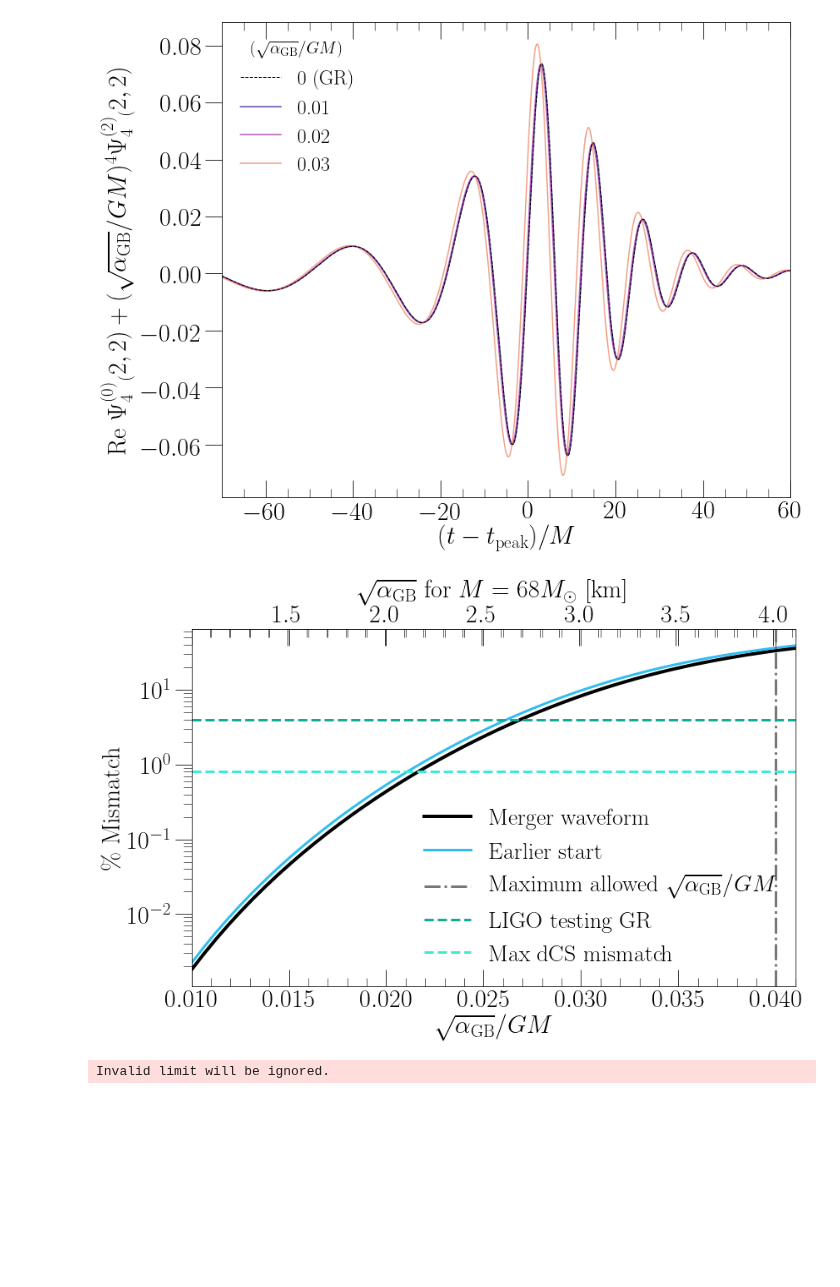
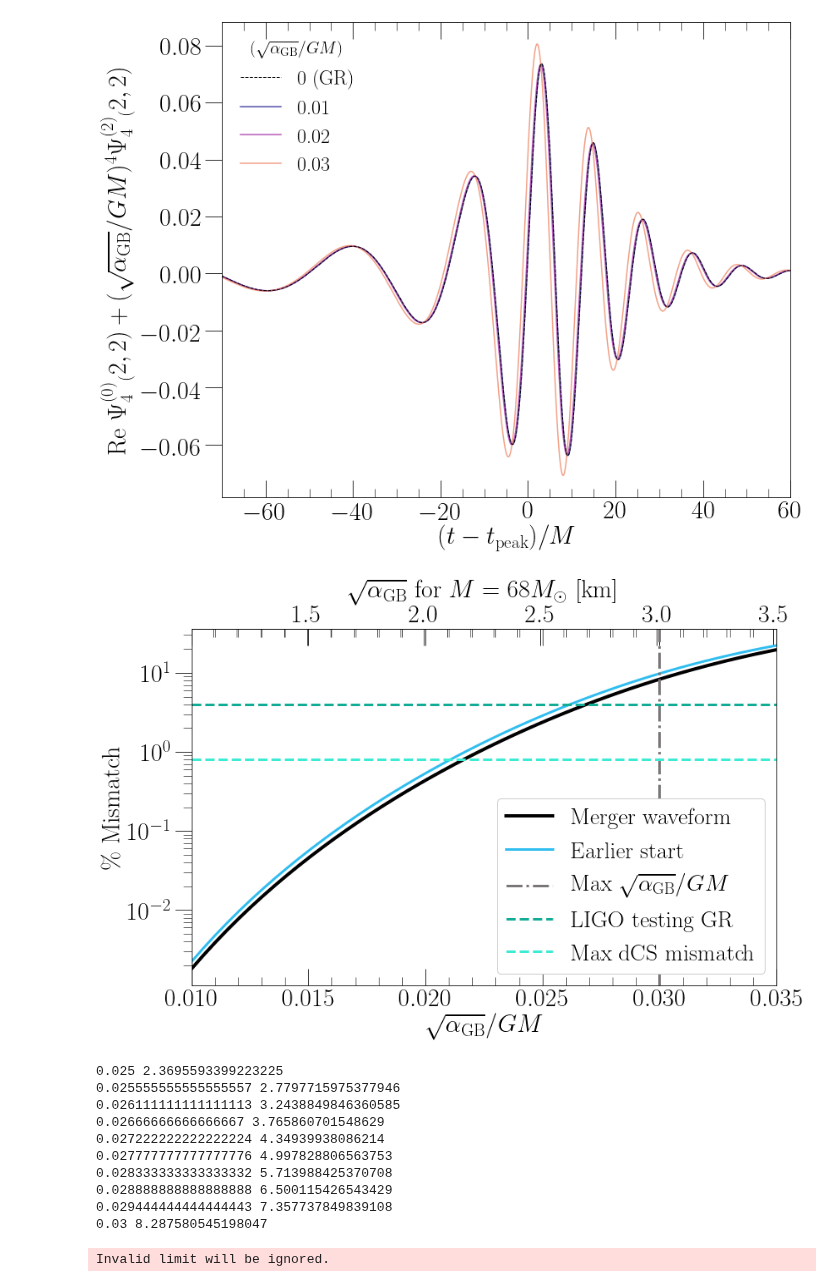
Before and after one commit to mariaokounkova/EDGB, a Jupyter notebook: GW150914/EDGB_GW.ipynb, the cells around one changed output. Drawn from its saved outputs; the diff is of its cells as text; code cells hidden in the pictures; blank space fills up the shorter version.

Commit message:
EDGB_GW: Changed intercept for mismatch
Using sqrt(a)/GM < 0.03

```diff
--- a/GW150914/EDGB_GW.ipynb
+++ b/GW150914/EDGB_GW.ipynb
@@ -611,7 +611,7 @@ def OverlapParameters():
 
 
     a_start = 0.01
-    a_end = 0.041
+    a_end = 0.035
     sqrt_alpha_arr = np.linspace(a_start, a_end, 50)
     mismatch_arr = [Overlap(a, start=2100) for a in sqrt_alpha_arr]
     ax.plot(sqrt_alpha_arr, mismatch_arr, color='black', lw=4.0, label='Merger waveform')
@@ -619,43 +619,53 @@ def OverlapParameters():
     mismatch_arr = [Overlap(a, start=2075) for a in sqrt_alpha_arr]
     ax.plot(sqrt_alpha_arr, mismatch_arr, color='#30bdf0', lw=3.0, label='Earlier start')
 
-    ax.axvline(0.04, ls='-.', lw=3.0, color='#7a7677', label=r'Maximum allowed $\sqrt{\alpha_\mathrm{GB}}/GM$')
+    ax.axvline(0.03, ls='-.', lw=3.0, color='#7a7677', label=r'Max $\sqrt{\alpha_\mathrm{GB}}/GM$')
     ax.axhline(4.0, ls='--', lw=3.0, color='#11ab96', label='LIGO testing GR')
     ax.axhline(0.8, ls='--', lw=3.0, color='#3bebd3', label='Max dCS mismatch')
 
 
-    legend = ax.legend(fontsize=28, loc='best', frameon=False, framealpha = 1.0, ncol=1)
+    legend = ax.legend(fontsize=28, loc='best', frameon=True, framealpha = 1.0, ncol=1)
     ax.set_yscale('log')
     ax.set_xlabel(r'$\sqrt{\alpha_\mathrm{GB}}/GM$', fontsize=30)
     ax.set_ylabel(r'\% Mismatch', fontsize=30)
 
 
     ax.set_xlim(a_start, a_end)
 
     ## Now make the axis in terms of km
 
     def forward(sqrt_alpha):
         ## G * 68 solar masses / c^2 to km
         return sqrt_alpha * 100.4 ## factor in km for 68 solar masses
 
     def inverse(x):
         return x / 100.4
 
     ## Add constraint label in terms of km
     secax = ax.secondary_xaxis('top', functions=(forward, inverse))
     secax.set_xlabel(r'$\sqrt{\alpha_\mathrm{GB}}$ for $M = 68 M_\odot$ [km]', fontsize=30)
 
     #ax.set_ylim(0.0, 0.5)
     plt.tight_layout()
     plt.savefig(figname + '.pdf')
     plt.show()
 
 OverlapParameters()
-#for a in np.linspace(0.015, 0.03, 10):
-#    Overlap(a)
+for a in np.linspace(0.025, 0.03, 10):
+    print(a, Overlap(a))
 #Overlap(0.03)
 # %% [output]
-[figure, old version]
+[figure, new version]
+0.025 2.3695593399223225
+0.025555555555555557 2.7797715975377946
+0.026111111111111113 3.2438849846360585
+0.02666666666666667 3.765860701548629
+0.027222222222222224 4.34939938086214
+0.027777777777777776 4.997828806563753
+0.028333333333333332 5.713988425370708
+0.028888888888888888 6.500115426543429
+0.029444444444444443 7.357737849839108
+0.03 8.287580545198047
 # %%
 ## QNM perturbation theory results
 
```
